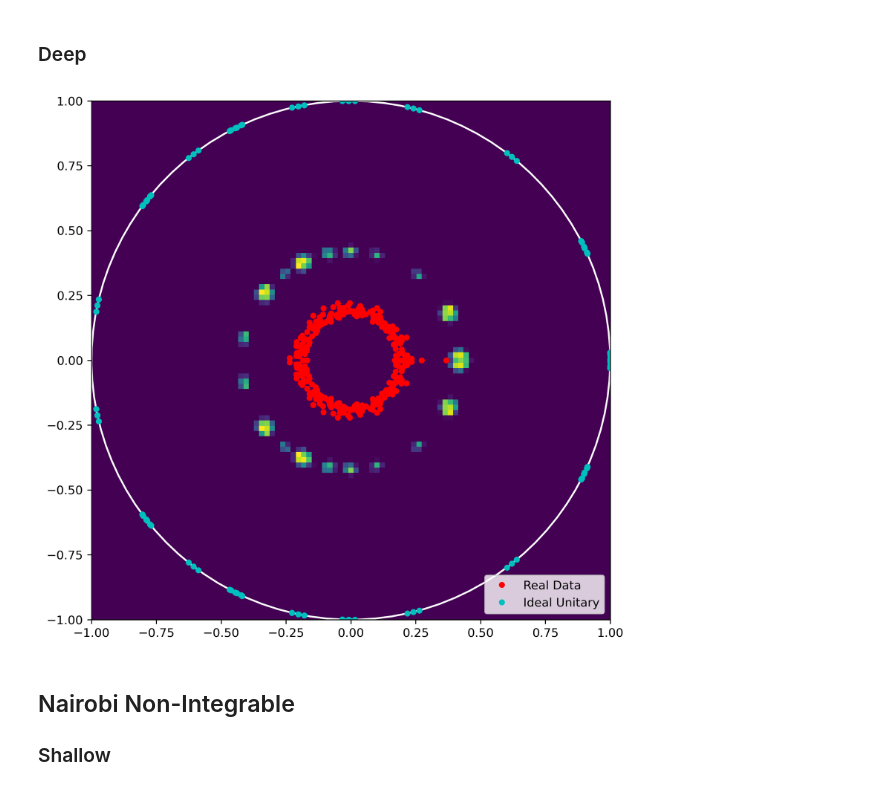
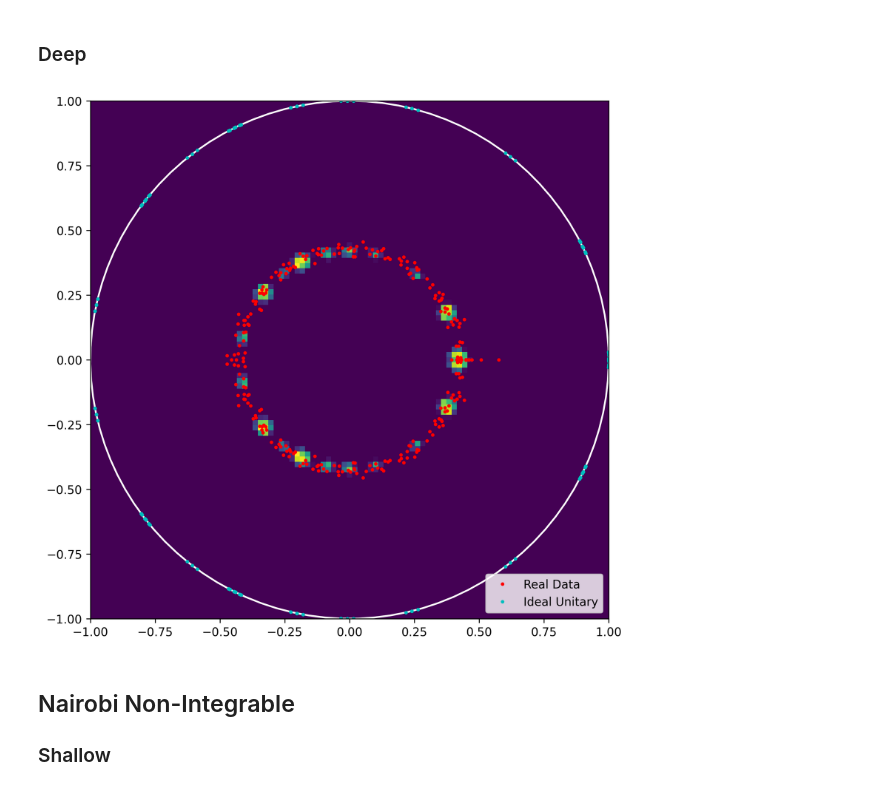
Before and after one commit to KristianWold/experimental-quantum-spectrum, a Jupyter notebook: notebooks/nisq_spectrum/integrability/Integrable Circuit Spectrum, Analysis.ipynb, the cells around one changed output. Drawn from its saved outputs; the diff is of its cells as text; code cells hidden in the pictures.

```diff
--- a/notebooks/nisq_spectrum/integrability/Integrable Circuit Spectrum, Analysis.ipynb
+++ b/notebooks/nisq_spectrum/integrability/Integrable Circuit Spectrum, Analysis.ipynb
@@ -143,7 +143,7 @@ plt.show()
 # %% [markdown]
 ### Deep
 # %%
-model1 = loader(path1 + "nairobi_4qubit_integrable_deep2.model")
+model1 = loader(path1 + "nairobi_4qubit_integrable_deep.model")
 d = model1.channel.d
 
 np.random.seed(46)
@@ -164,24 +164,24 @@ spectrum_resample1 = resample_diluted(channel_diluted, U=U, num_samples = 10)
 # %%
 spectrum_model1 = channel_spectrum(model1.channel, use_coords=True)
 spectrum_unitary1 = channel_spectrum(channel_unitary, use_coords=True)
 
 t = np.linspace(0, 2*np.pi, 100)
 circle = [np.sin(t), np.cos(t)]
 
 fig = plt.figure(figsize=(8,8), dpi = 300, facecolor='w', edgecolor='k')
 ax = fig.add_subplot(111)
 ax.set_aspect(1)
 
 h, bins, _, _ = plt.hist2d(spectrum_resample1[:,0], spectrum_resample1[:,1], bins = np.linspace(-1, 1, 100))
 plt.plot(*circle, "w")
-plt.plot(spectrum_model1[:,0], spectrum_model1[:,1], "ro", markersize=4)
-plt.plot(spectrum_unitary1[:,0], spectrum_unitary1[:,1], "co", markersize=4)
+plt.plot(spectrum_model1[:,0], spectrum_model1[:,1], "ro", markersize=2)
+plt.plot(spectrum_unitary1[:,0], spectrum_unitary1[:,1], "co", markersize=2)
 
 plt.legend(["_", "Real Data", "Ideal Unitary"], loc="lower right")
-#plt.savefig("figures/" + "nairobi_4qubit_integrable_deep.pdf", bbox_inches='tight')
+plt.savefig("figures/" + "nairobi_4qubit_integrable_deep.pdf", bbox_inches='tight')
 plt.show()
 # %% [output]
-[figure, old version]
+[figure, new version]
 # %% [markdown]
 ## Nairobi Non-Integrable
 ### Shallow
```
Also changed, not shown: 15 other files.
